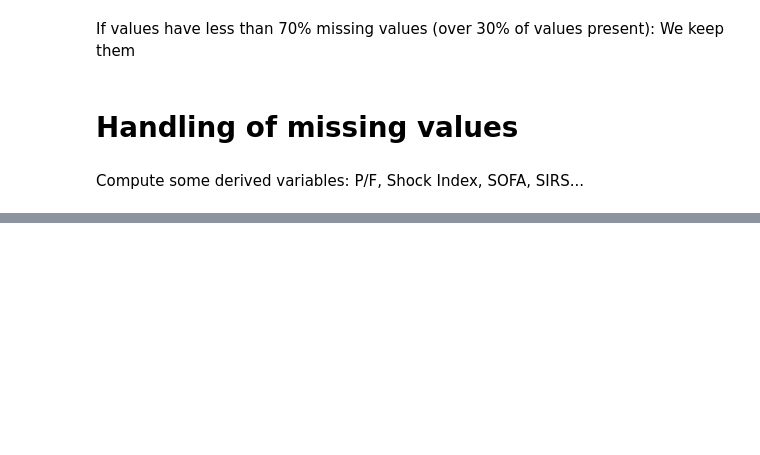
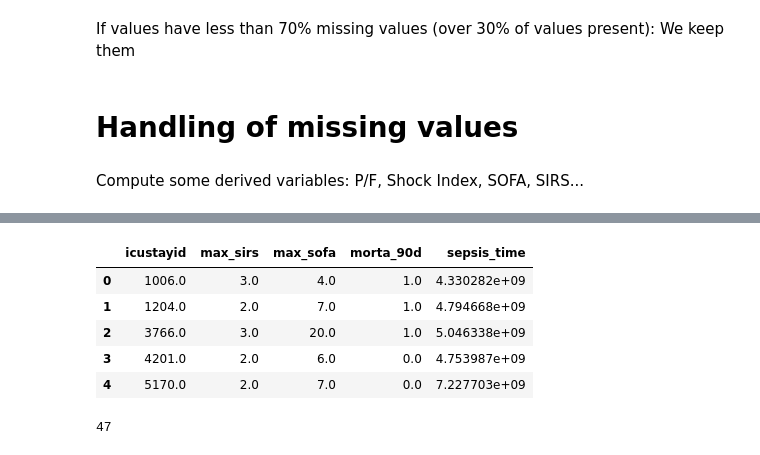
Before and after one commit to faaizT/AI_Clinician, a Jupyter notebook: AIClinician_sepsis3_def.ipynb, the cells around one changed output, grey strips where cells are left out. Cells and saved outputs as stored; diff of their text form; code cells hidden in the pictures; blank space fills up the shorter version.

Commit message:
Completed the sepsis_def note

```diff
--- a/AIClinician_sepsis3_def.ipynb
+++ b/AIClinician_sepsis3_def.ipynb
@@ -714,0 +819,27 @@ lab_ce.loc[[428]]
+# %%
+sepsis = pd.DataFrame()
+for icustayid in range(1, 100001):
+    reformat4_subset = reformat4.loc[reformat4['icustay_id'] == icustayid]
+    if len(reformat4_subset) > 0:
+        max_sofa = reformat4_subset['SOFA'].max()
+        max_sirs = reformat4_subset['SIRS'].max()
+        morta_90 = reformat4_subset['mortality_90d'].values[0]
+        onsettime = onset.loc[onset['icustay_id'] == icustayid, 'onsettime'].max()
+        sepsis = sepsis.append({'icustayid': icustayid,\
+                       'morta_90d': morta_90,\
+                       'max_sofa': max_sofa,\
+                       'max_sirs': max_sirs,\
+                       'sepsis_time': onsettime}, ignore_index=True)
+# %%
+sepsis.head()
+# %% [output]
+|  | icustayid | max_sirs | max_sofa | morta_90d | sepsis_time |
+| 0 | 1006.0 | 3.0 | 4.0 | 1.0 | 4.330282e+09 |
+| 1 | 1204.0 | 2.0 | 7.0 | 1.0 | 4.794668e+09 |
+| 2 | 3766.0 | 3.0 | 20.0 | 1.0 | 5.046338e+09 |
+| 3 | 4201.0 | 2.0 | 6.0 | 0.0 | 4.753987e+09 |
+| 4 | 5170.0 | 2.0 | 7.0 | 0.0 | 7.227703e+09 |
+# %%
+pd.to_csv('/Users/faaiz/exportdir/spe')
+# %% [output]
+47
```
Also changed, not shown: parts of 23 cells of this notebook.
